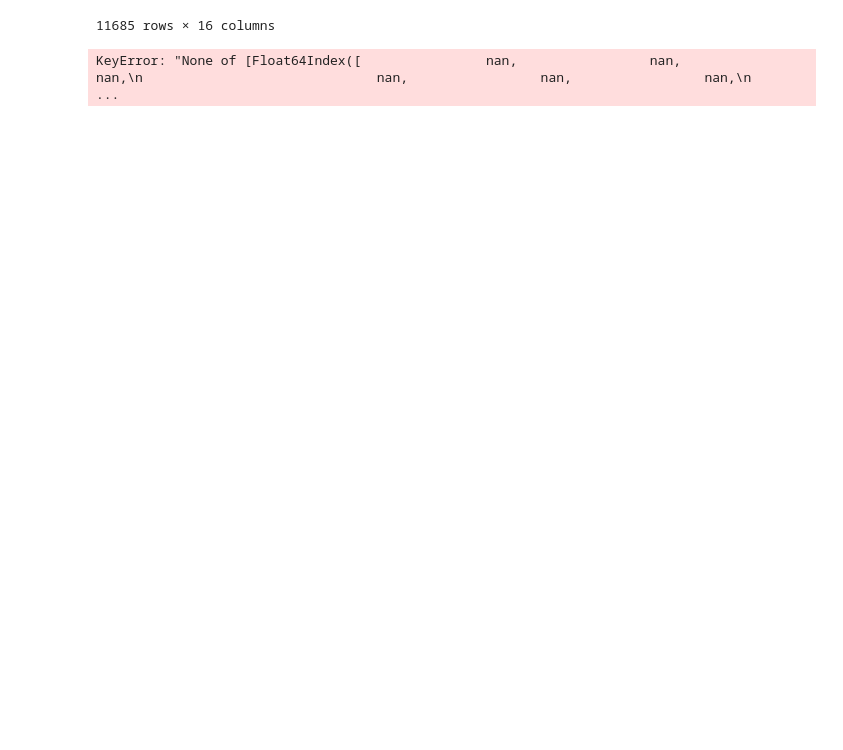
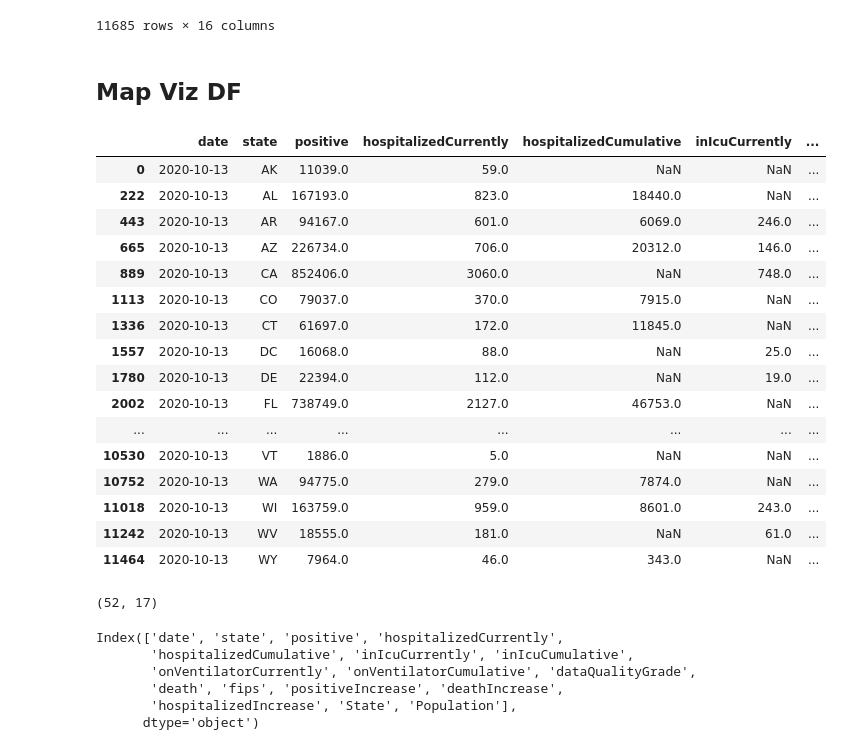
Before and after one commit to emilbello/COVID-19-Tracker, a Jupyter notebook: TimeSeries.ipynb, the cells around one changed output. Drawn from its saved outputs; the diff is of its cells as text; code cells hidden in the pictures; blank space fills up the shorter version.

```diff
--- a/TimeSeries.ipynb
+++ b/TimeSeries.ipynb
@@ -434,7 +456,3 @@ covid_indexed
 |  | 2020-10-12 | 7802.0 | 51.0 | 338.0 | NaN | NaN | ... |
 |  | 2020-10-13 | 7964.0 | 46.0 | 343.0 | NaN | NaN | ... |
 11685 rows × 16 columns
-# %%
-covid_indexed.loc[:, covid_indexed['positiveRollingAvg']]
-# %% [output]
-KeyError: "None of [Float64Index([                nan,                 nan,                 nan,\n                              nan,                 nan,                 nan,\n                         ...
@@ -440,0 +462,40 @@ KeyError: "None of [Float64Index([                nan,                 nan,
+# %% [markdown]
+## Map Viz DF
+# %%
+# call the latest available date for each state
+# latest_date = covid_wpop.date == covid_wpop.date.max() this works, but what if one of the states is not updated to the latest date?
+# need an alternative solution to call the last date, TBD in class
+latest_date = covid_wpop.date == covid_wpop.date.max()
+map_df = covid_wpop[latest_date]
+map_df
+# %% [output]
+|  | date | state | positive | hospitalizedCurrently | hospitalizedCumulative | inIcuCurrently | ... |
+| 0 | 2020-10-13 | AK | 11039.0 | 59.0 | NaN | NaN | ... |
+| 222 | 2020-10-13 | AL | 167193.0 | 823.0 | 18440.0 | NaN | ... |
+| 443 | 2020-10-13 | AR | 94167.0 | 601.0 | 6069.0 | 246.0 | ... |
+| 665 | 2020-10-13 | AZ | 226734.0 | 706.0 | 20312.0 | 146.0 | ... |
+| 889 | 2020-10-13 | CA | 852406.0 | 3060.0 | NaN | 748.0 | ... |
+| 1113 | 2020-10-13 | CO | 79037.0 | 370.0 | 7915.0 | NaN | ... |
+| 1336 | 2020-10-13 | CT | 61697.0 | 172.0 | 11845.0 | NaN | ... |
+| 1557 | 2020-10-13 | DC | 16068.0 | 88.0 | NaN | 25.0 | ... |
+| 1780 | 2020-10-13 | DE | 22394.0 | 112.0 | NaN | 19.0 | ... |
+| 2002 | 2020-10-13 | FL | 738749.0 | 2127.0 | 46753.0 | NaN | ... |
+| ... | ... | ... | ... | ... | ... | ... | ... |
+| 10530 | 2020-10-13 | VT | 1886.0 | 5.0 | NaN | NaN | ... |
+| 10752 | 2020-10-13 | WA | 94775.0 | 279.0 | 7874.0 | NaN | ... |
+| 11018 | 2020-10-13 | WI | 163759.0 | 959.0 | 8601.0 | 243.0 | ... |
+| 11242 | 2020-10-13 | WV | 18555.0 | 181.0 | NaN | 61.0 | ... |
+| 11464 | 2020-10-13 | WY | 7964.0 | 46.0 | 343.0 | NaN | ... |
+# %%
+map_df.shape
+# %% [output]
+(52, 17)
+# %%
+map_df.columns
+# %% [output]
+Index(['date', 'state', 'positive', 'hospitalizedCurrently',
+       'hospitalizedCumulative', 'inIcuCurrently', 'inIcuCumulative',
+       'onVentilatorCurrently', 'onVentilatorCumulative', 'dataQualityGrade',
+       'death', 'fips', 'positiveIncrease', 'deathIncrease',
+       'hospitalizedIncrease', 'State', 'Population'],
+      dtype='object')
```
Also changed, not shown: parts of 9 cells of this notebook.
